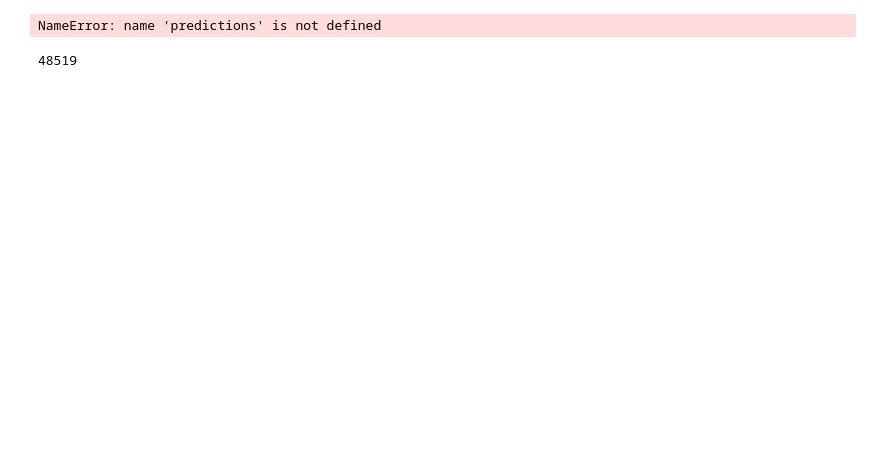
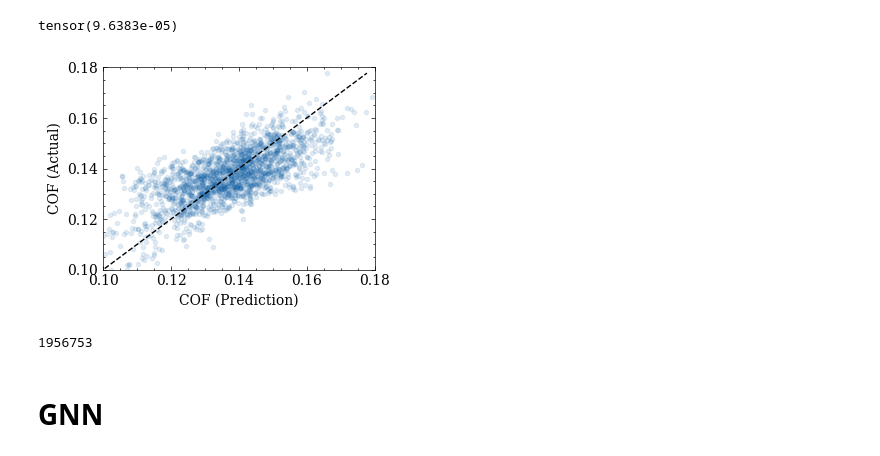
Before and after one commit to kierannp/megnn, a Jupyter notebook: notebooks/cof.ipynb, the cells around one changed output. Saved outputs shown, nothing was run; the diff lists cells and outputs as text; code cells hidden in the pictures; blank space fills up the shorter version.

```diff
--- a/notebooks/cof.ipynb
+++ b/notebooks/cof.ipynb
@@ -34,7 +34,7 @@ To enable them in other operations, rebuild TensorFlow with the appropriate comp
 n_epochs  = 30
 device = torch.device('cuda' if torch.cuda.is_available() else 'cpu')
 dtype = torch.float32
-batch_size = 32
+batch_size = 16
 
 # dataset
 dat = COF_Dataset(root='.')
@@ -45,8 +45,10 @@ train_loader = DataLoader(train_dataset, batch_size=batch_size, follow_batch=['x
 test_loader = DataLoader(test_dataset, batch_size=batch_size, follow_batch=['x_s', 'x_t', 'positions_s', 'positions_t'], shuffle=False)
 
 # model
-model = MEGNN(n_graphs=2, in_node_nf=110, in_edge_nf=0, hidden_nf=64, device=device, n_layers=7, coords_weight=1.0,
+model = MEGNN(n_graphs=2, in_node_nf=110, in_edge_nf=0, hidden_nf=256, device=device, n_layers=8, coords_weight=1.,
              attention=True, node_attr=1)
+model.load_state_dict(torch.load('../models/MEGNN_2023-02-14 12:02:01.022340.pth', map_location=device))
+model.eval()
 
 # optimizer and loss function
 optimizer = optim.Adam(model.parameters(), lr=1e-3)
@@ -216,11 +124,29 @@ for epoch in range(0, n_epochs):
-# %%
-plt.plot(predictions, actuals, '.',alpha=.2)
-plt.plot(np.arange(-15,0),np.arange(-15,0),'-')
-# %% [output]
-NameError: name 'predictions' is not defined
+# %%
+print(criterion(torch.tensor(predictions), torch.tensor(actuals)))
+# %% [output]
+tensor(9.6383e-05)
+# %%
+import scienceplots
+pparam = dict(xlabel='COF (Prediction)', ylabel='COF (Actual)')
+
+x = np.linspace(0.75, 1.25, 201)
+
+with plt.style.context(['science','no-latex']):
+    fig, ax = plt.subplots()
+    ax.plot(actuals, predictions, '.',alpha=.1)
+    ax.plot(np.linspace(min(predictions), max(predictions),100), np.linspace(min(predictions), max(predictions),100), linestyle='--',color='black')
+
+    # ax.autoscale(tight=True)
+    ax.set_xlim(.1,.18)
+    ax.set_ylim(.1,.18)
+    ax.set(**pparam)
+    fig.savefig('megnn.pdf')
+    fig.savefig('megnn.jpg', dpi=300)
+# %% [output]
+[figure, added]
 # %%
 model_parameters = filter(lambda p: p.requires_grad, model.parameters())
 params = sum([np.prod(p.size()) for p in model_parameters])
 params
 # %% [output]
-48519
+1956753
@@ -240,0 +153,2 @@ model = model.to(device)
+# %% [markdown]
+# GNN
```
Also changed, not shown: parts of 8 cells of this notebook, 11 other files.
